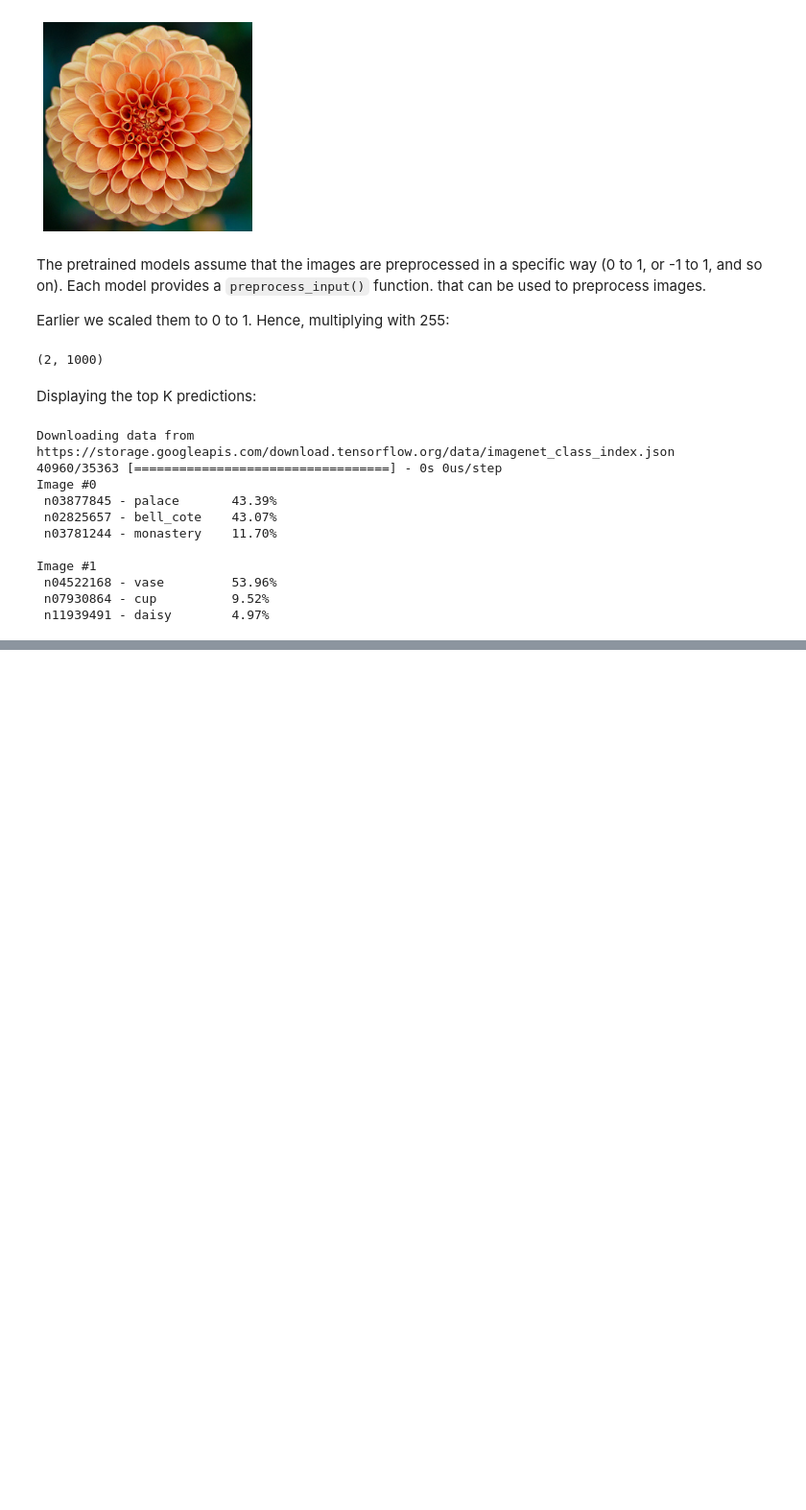
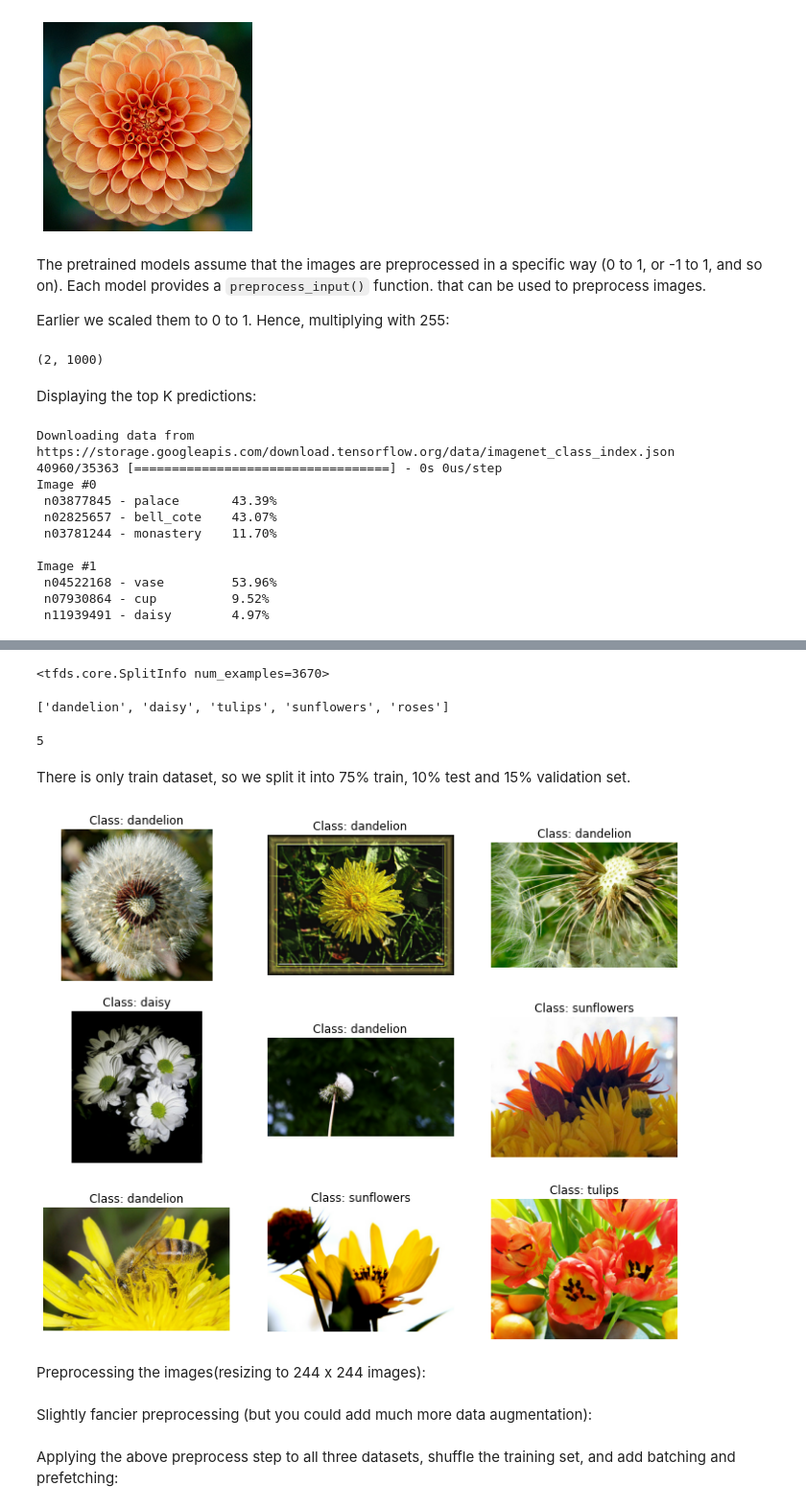
Before and after one commit to sankalptambe/computer-vision-with-cnn, a Jupyter notebook: computer_vision_using_cnn.ipynb, the cells around one changed output, grey strips where cells are left out. Shown at 96% size. Cells and saved outputs as stored; diff of their text form; code cells hidden in the pictures; blank space fills up the shorter version.

Commit message:
pretrained model for transfer training

```diff
--- a/computer_vision_using_cnn.ipynb
+++ b/computer_vision_using_cnn.ipynb
@@ -522,0 +529,4 @@ Image #1
+# %%
+import tensorflow_datasets as tfds
+
+dataset, info = tfds.load("tf_flowers", as_supervised=True, with_info=True)
@@ -522,0 +544,36 @@ Image #1
+# %%
+info.splits["train"]
+# %% [output]
+<tfds.core.SplitInfo num_examples=3670>
+# %%
+class_names = info.features["label"].names
+class_names
+# %% [output]
+['dandelion', 'daisy', 'tulips', 'sunflowers', 'roses']
+# %%
+n_classes = info.features['label'].num_classes
+n_classes
+# %% [output]
+5
+# %% [markdown]
+There is only train dataset, so we split it into 75% train, 10% test and 15% validation set.
+# %%
+test_set_raw, valid_set_raw, train_set_raw = tfds.load(
+    "tf_flowers",
+    split=["train[:10%]", "train[10%:25%]", "train[25%:]"],
+    as_supervised=True)
+# %%
+plt.figure(figsize=(12, 10))
+index = 0
+for image, label in train_set_raw.take(9):
+    index += 1
+    plt.subplot(3, 3, index)
+    plt.imshow(image)
+    plt.title("Class: {}".format(class_names[label]))
+    plt.axis("off")
+
+plt.show()
+# %% [output]
+[figure, added]
+# %% [markdown]
+Preprocessing the images(resizing to 244 x 244 images):
@@ -522,0 +586,2 @@ Image #1
+# %% [markdown]
+Slightly fancier preprocessing (but you could add much more data augmentation):
@@ -522,0 +612,2 @@ Image #1
+# %% [markdown]
+Applying the above preprocess step to all three datasets, shuffle the training set, and add batching and prefetching:
```
Also changed, not shown: parts of 15 cells of this notebook.
